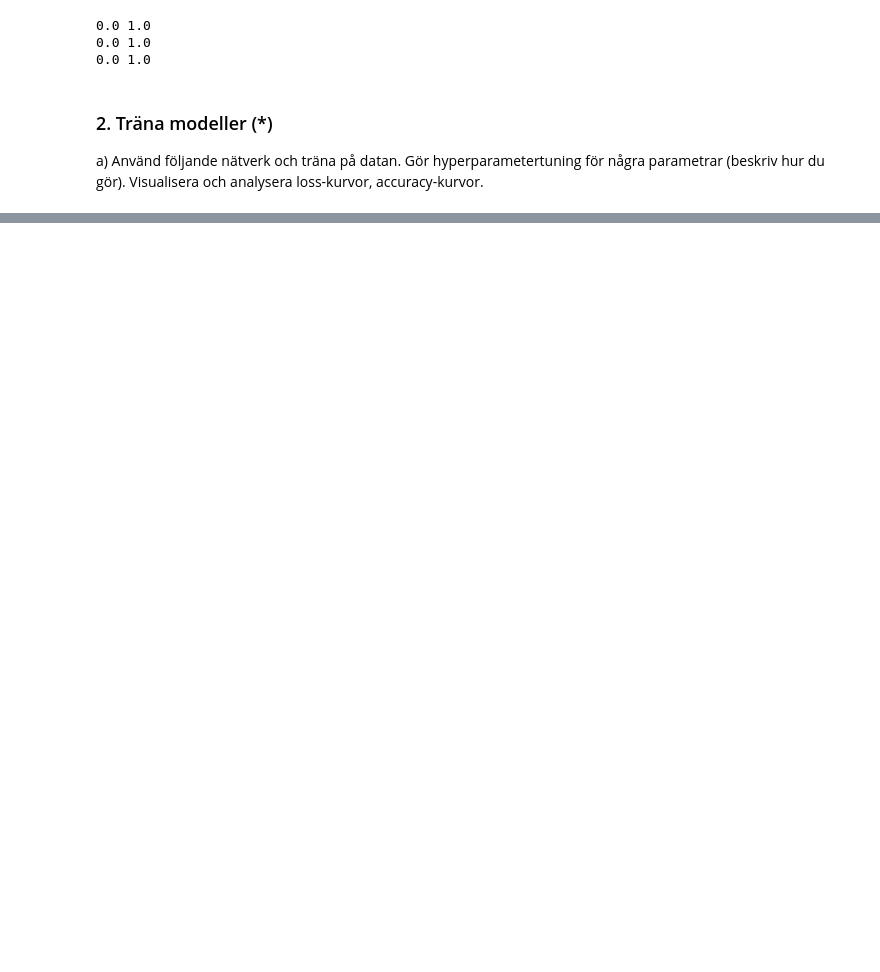
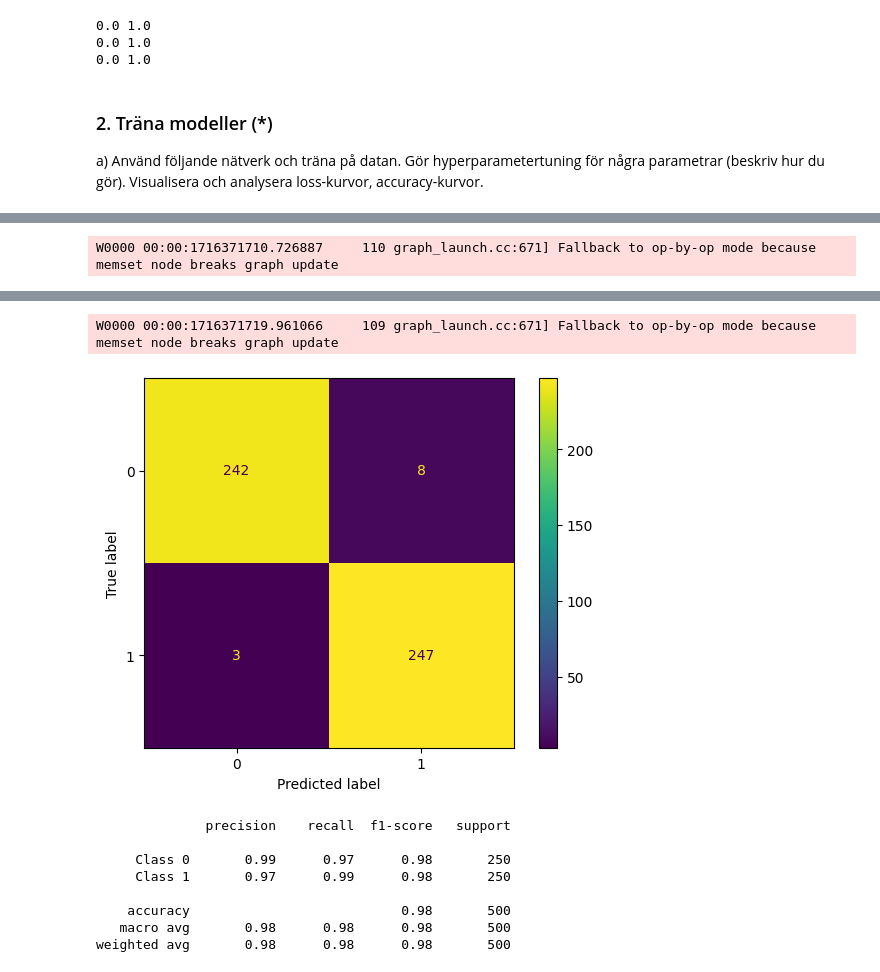
Before and after one commit to HolmstromAnna/AI-Anna-Holmstrom-OPA23, a Jupyter notebook: labs/Lab2/Code_lab2.ipynb, the cells around one changed output, grey strips where cells are left out. Cells and saved outputs as stored; diff of their text form; code cells hidden in the pictures; blank space fills up the shorter version.

```diff
--- a/labs/Lab2/Code_lab2.ipynb
+++ b/labs/Lab2/Code_lab2.ipynb
@@ -424,0 +669,8 @@ Model: "CNN_model"
+# %%
+transfer_model = build_transfer_model()
+transfer_model.fit(
+    X_train_val,
+    y_train_val,
+    epochs=10,
+    callbacks=[early_stopper],
+)
@@ -424,0 +703,16 @@ Model: "CNN_model"
+# %%
+# Gör prediktioner på testdatan
+y_pred_prob = transfer_model.predict(X_test)
+
+# Konvertera sannolikheter till binära prediktioner
+y_pred = (y_pred_prob > 0.5).astype(int)
+
+# Skapa och visa en förvirringsmatris
+conf_matrix = confusion_matrix(y_test, y_pred)
+ConfusionMatrixDisplay(conf_matrix).plot()
+plt.show()
+
+# Generera och skriv ut en klassificeringsrapport
+class_report = classification_report(y_test, y_pred, target_names=['Class 0', 'Class 1'])
+print(class_report)
+# %% [output]
@@ -424,0 +720 @@ Model: "CNN_model"
+W0000 00:00:1716371710.726887     110 graph_launch.cc:671] Fallback to op-by-op mode because memset node breaks graph update
@@ -424,0 +722,10 @@ Model: "CNN_model"
+W0000 00:00:1716371719.961066     109 graph_launch.cc:671] Fallback to op-by-op mode because memset node breaks graph update
+[figure, added]
+              precision    recall  f1-score   support
+
+     Class 0       0.99      0.97      0.98       250
+     Class 1       0.97      0.99      0.98       250
+
+    accuracy                           0.98       500
+   macro avg       0.98      0.98      0.98       500
+weighted avg       0.98      0.98      0.98       500
```
Also changed, not shown: parts of 27 cells of this notebook.
